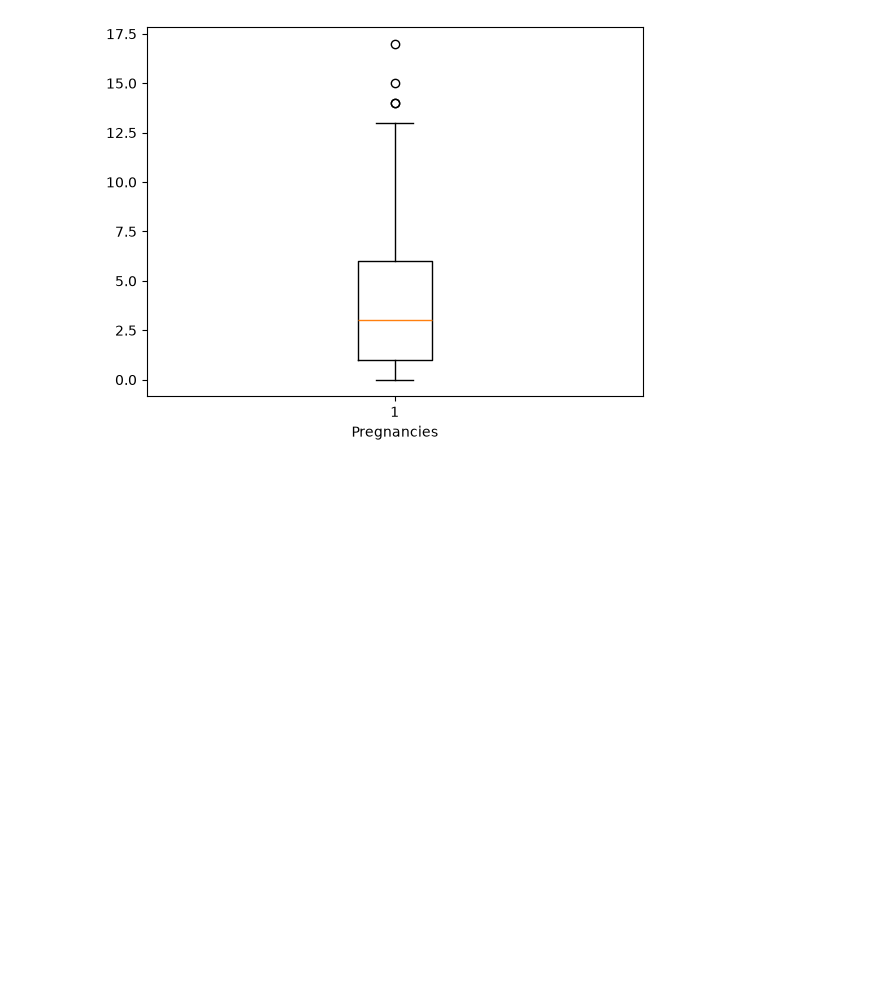
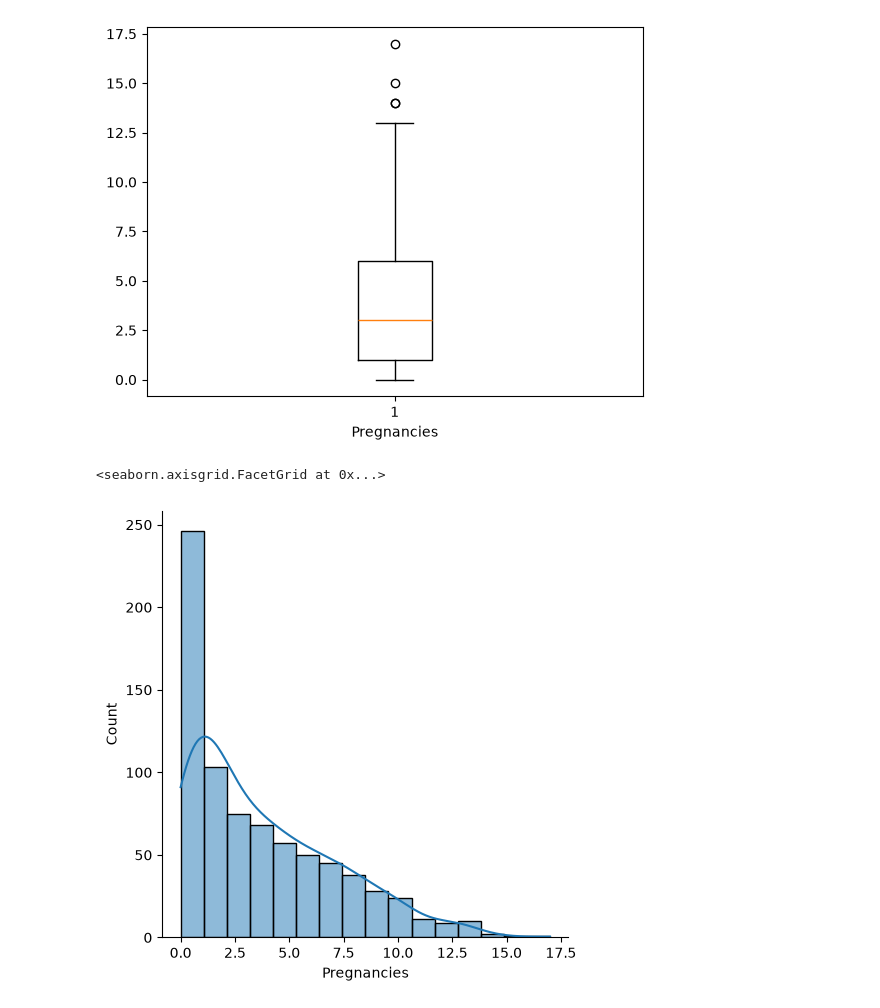
Before and after one commit to vishva0710/ML-From-Scratch, a Jupyter notebook: Machine-Learning/Logistic Regression/find_diabetes_using_logistic_regression.ipynb, the cells around one changed output. Drawn from its saved outputs; the diff is of its cells as text; code cells hidden in the pictures; blank space fills up the shorter version.

```diff
--- a/Machine-Learning/Logistic Regression/find_diabetes_using_logistic_regression.ipynb
+++ b/Machine-Learning/Logistic Regression/find_diabetes_using_logistic_regression.ipynb
@@ -60,4 +60,10 @@ plt.xlabel('Pregnancies')
 plt.show()
 # %% [output]
 [figure]
+# %%
+import seaborn as sns
+sns.displot(data['Pregnancies'],kde='True')
+# %% [output]
+<seaborn.axisgrid.FacetGrid at 0x...>
+[figure, added]
 # %%
```
Also changed, not shown: parts of 27 cells of this notebook.
